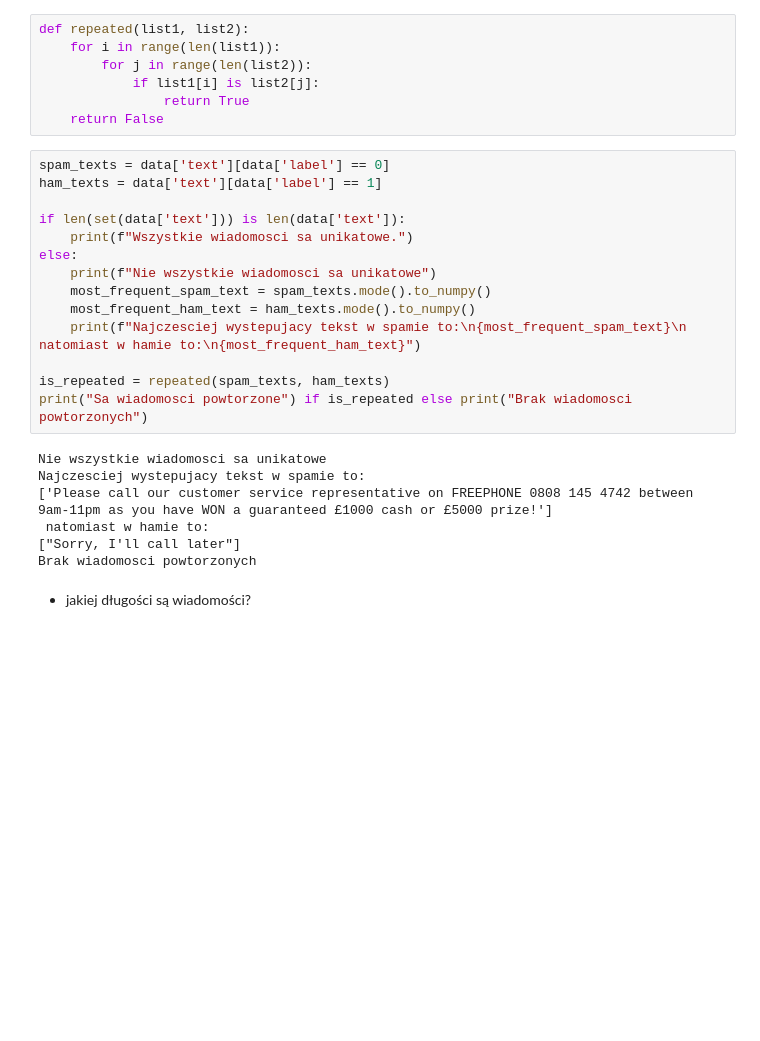
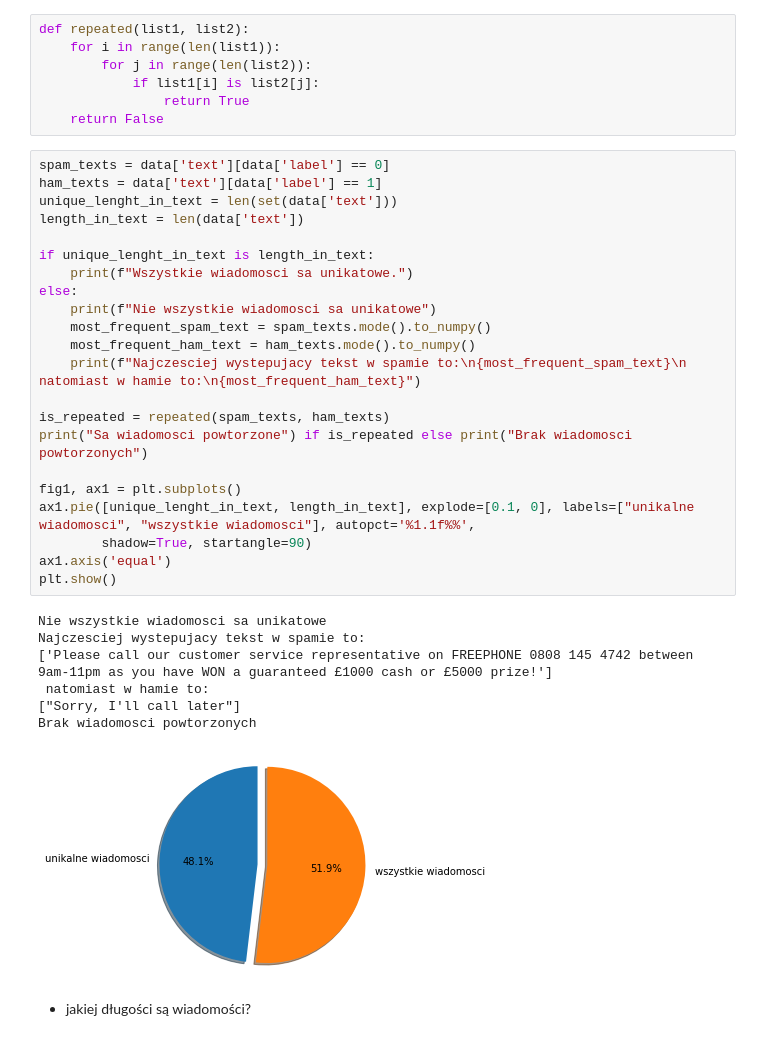
Before and after one commit to 9albert6/pum-rozwiazania, a Jupyter notebook: lab6/lab.ipynb, the cells around one changed output. Drawn from its saved outputs; the diff is of its cells as text; blank space fills up the shorter version.

```diff
--- a/lab6/lab.ipynb
+++ b/lab6/lab.ipynb
@@ -121,24 +134,33 @@ def repeated(list1, list2):
 # %%
 spam_texts = data['text'][data['label'] == 0]
 ham_texts = data['text'][data['label'] == 1]
+unique_lenght_in_text = len(set(data['text']))
+length_in_text = len(data['text'])
 
-if len(set(data['text'])) is len(data['text']):
+if unique_lenght_in_text is length_in_text:
     print(f"Wszystkie wiadomosci sa unikatowe.")
 else:
     print(f"Nie wszystkie wiadomosci sa unikatowe")
     most_frequent_spam_text = spam_texts.mode().to_numpy()
     most_frequent_ham_text = ham_texts.mode().to_numpy()
     print(f"Najczesciej wystepujacy tekst w spamie to:\n{most_frequent_spam_text}\n natomiast w hamie to:\n{most_frequent_ham_text}")
 
 is_repeated = repeated(spam_texts, ham_texts)
 print("Sa wiadomosci powtorzone") if is_repeated else print("Brak wiadomosci powtorzonych")
+
+fig1, ax1 = plt.subplots()
+ax1.pie([unique_lenght_in_text, length_in_text], explode=[0.1, 0], labels=["unikalne wiadomosci", "wszystkie wiadomosci"], autopct='%1.1f%%',
+        shadow=True, startangle=90)
+ax1.axis('equal')
+plt.show()
 # %% [output]
 Nie wszystkie wiadomosci sa unikatowe
 Najczesciej wystepujacy tekst w spamie to:
 ['Please call our customer service representative on FREEPHONE 0808 145 4742 between 9am-11pm as you have WON a guaranteed £1000 cash or £5000 prize!']
  natomiast w hamie to:
 ["Sorry, I'll call later"]
 Brak wiadomosci powtorzonych
+[figure, added]
 # %% [markdown]
 - jakiej długości są wiadomości?
 # %%
```
Also changed, not shown: parts of 42 cells of this notebook.
